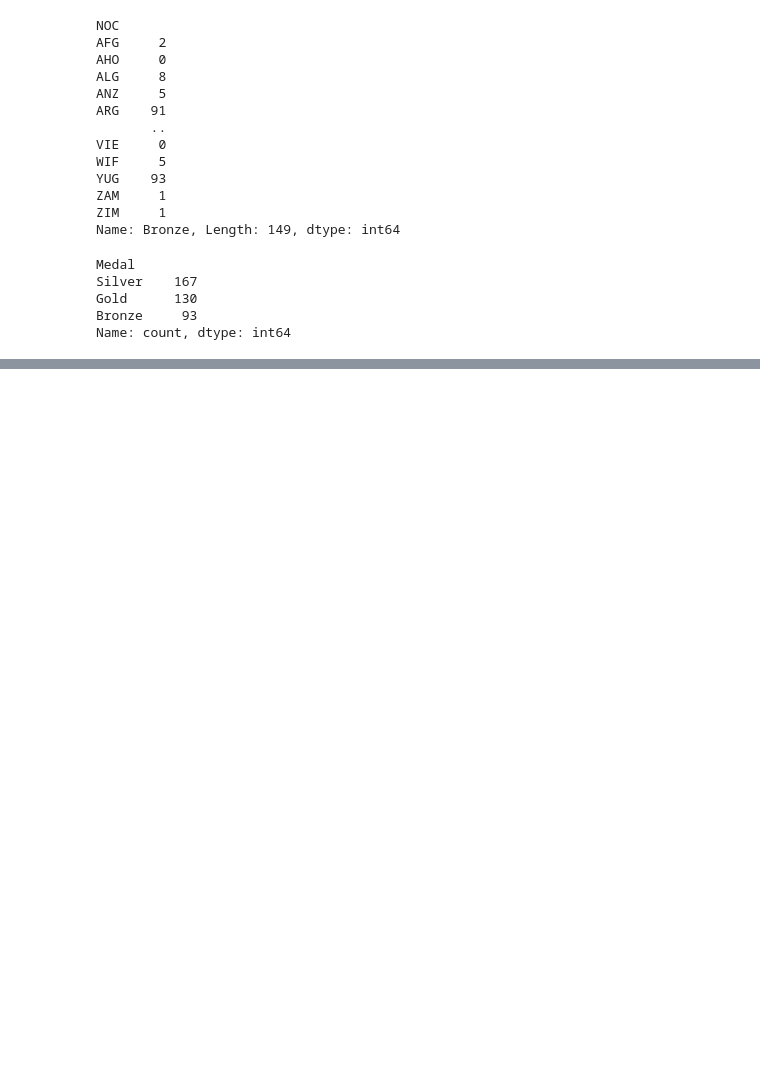
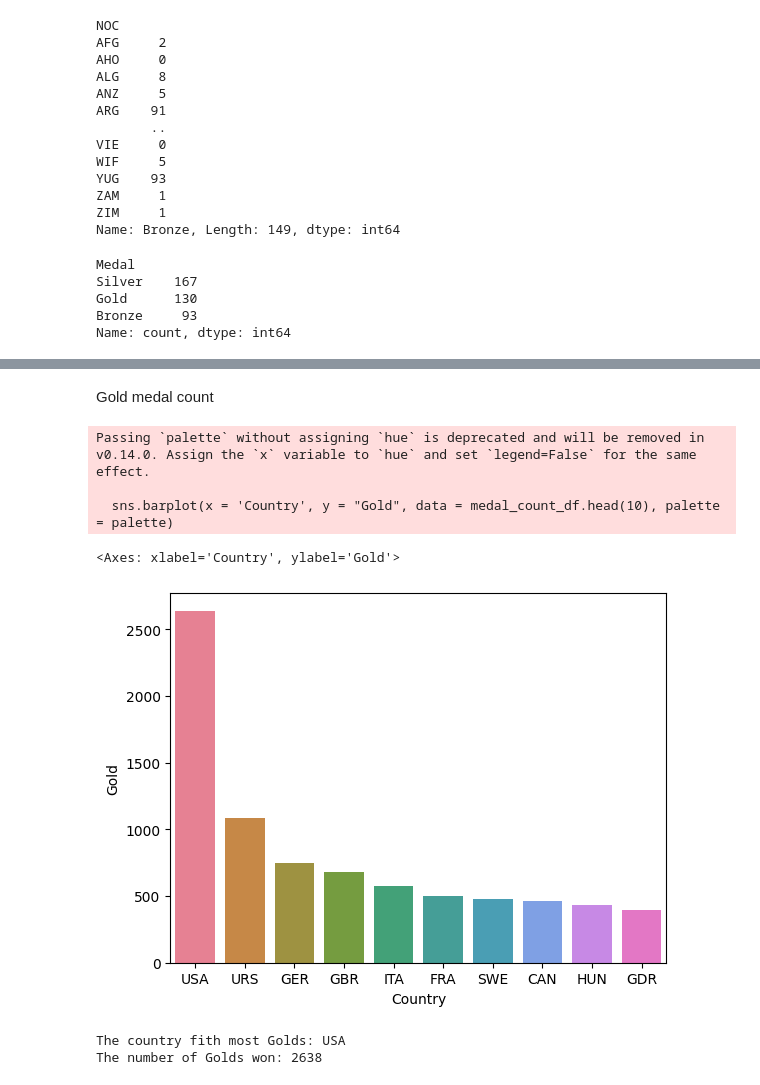
Before and after one commit to NotNulls/olympic_history_analysis, a Jupyter notebook: olympic_data_wrangling.ipynb, the cells around one changed output, grey strips where cells are left out. Drawn from its saved outputs; the diff is of its cells as text; code cells hidden in the pictures; blank space fills up the shorter version.

Commit message:
Medal statistic per country

```diff
--- a/olympic_data_wrangling.ipynb
+++ b/olympic_data_wrangling.ipynb
@@ -283,0 +285,3 @@ for country in unigue_list_of_coutries_participated:
+# %%
+medal_count_df = pd.DataFrame(medal_count_list)
+medal_count_df
@@ -283,0 +302,22 @@ for country in unigue_list_of_coutries_participated:
+# %% [markdown]
+Gold medal count
+# %%
+medal_count_df.sort_values('Gold', axis = 0, ascending = False, inplace = True)
+
+palette = sns.color_palette('husl',10)
+
+sns.barplot(x = 'Country', y = "Gold", data = medal_count_df.head(10), palette = palette)
+# %% [output]
+Passing `palette` without assigning `hue` is deprecated and will be removed in v0.14.0. Assign the `x` variable to `hue` and set `legend=False` for the same effect.
+
+  sns.barplot(x = 'Country', y = "Gold", data = medal_count_df.head(10), palette = palette)
+<Axes: xlabel='Country', ylabel='Gold'>
+[figure, added]
+# %%
+max_gold = medal_count_df['Gold']
+max_gold = max_gold.idxmax()
+print (f'The country fith most Golds: {medal_count_df.loc[max_gold]["Country"]}')
+print (f'The number of Golds won: {medal_count_df.loc[max_gold]["Gold"]}')
+# %% [output]
+The country fith most Golds: USA
+The number of Golds won: 2638
```
Also changed, not shown: parts of 19 cells of this notebook.
